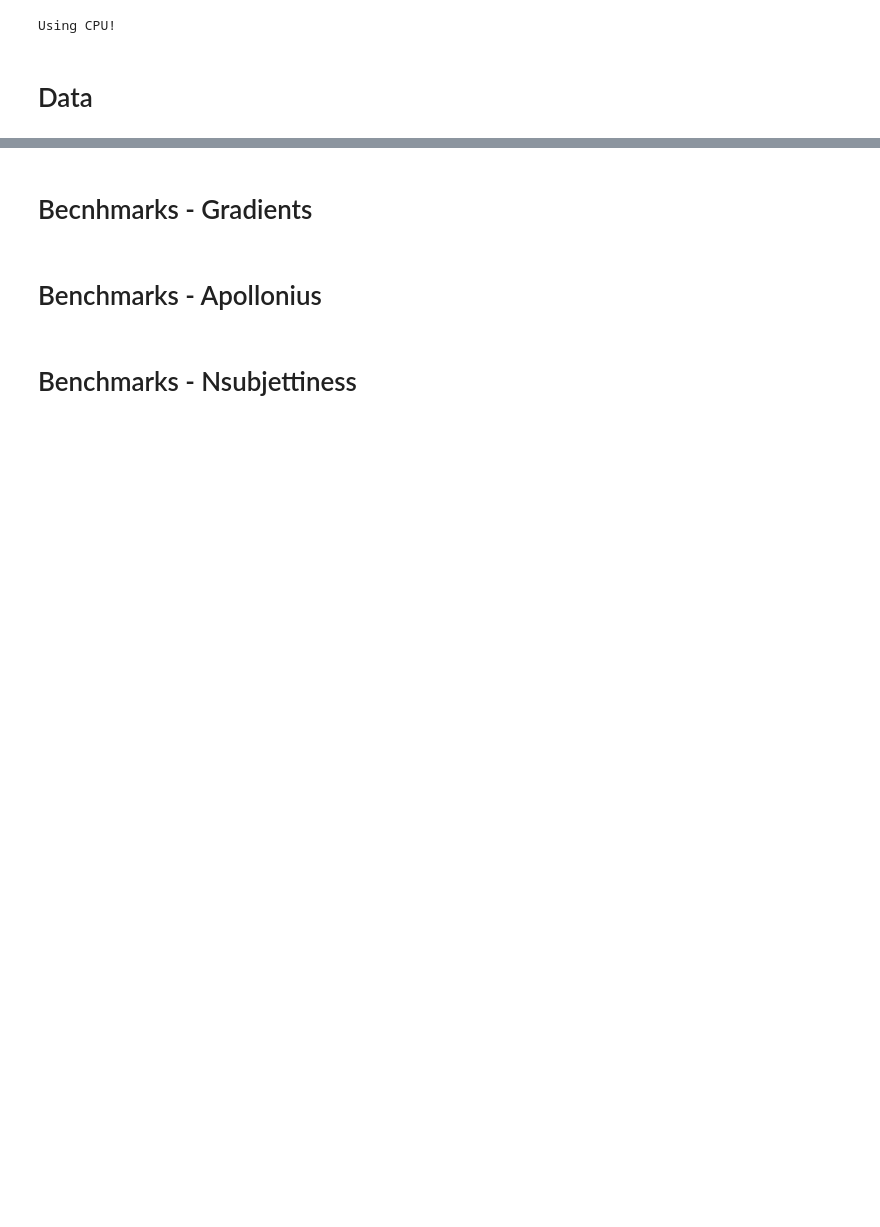
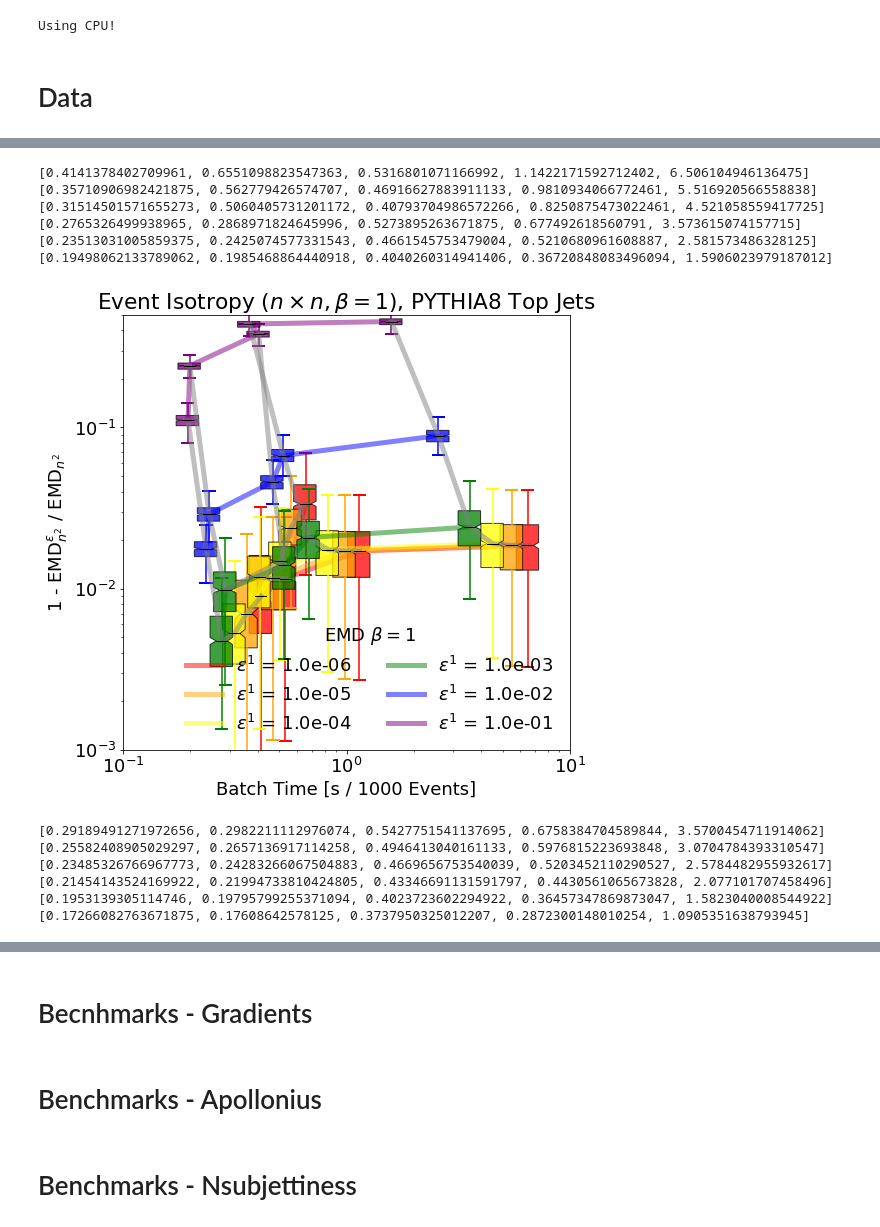
Before and after one commit to rikab/SHAPER, a Jupyter notebook: isotropy_test.ipynb, the cells around one changed output, grey strips where cells are left out. Drawn from its saved outputs; the diff is of its cells as text; code cells hidden in the pictures; blank space fills up the shorter version.

```diff
--- a/isotropy_test.ipynb
+++ b/isotropy_test.ipynb
@@ -481,11 +481,11 @@ epsilons = [0.000001, 0.00001, 0.0001, 0.001, 0.01, 0.1]
 
 def plot_times(dataset, beta, xlim, ylim):
 
-    emds_sinkhorn = np.load("data/%s_%d_emds_sinkhorn.npy" % (dataset, beta))
-    times_sinkhorn = np.load("data/%s_%d_times_sinkhorn.npy" % (dataset, beta))
-    emds_pot = np.load("data/%s_%d_emds_pot.npy" % (dataset, beta))
+    emds_sinkhorn = np.load("data/%s_%d_isotropy_emds_sinkhorn.npy" % (dataset, beta))
+    times_sinkhorn = np.load("data/%s_%d_isotropy_times_sinkhorn.npy" % (dataset, beta))
+    emds_pot = np.load("data/%s_%d_isotropy_emds_pot.npy" % (dataset, beta))
 
-    accuracies = beta * emds_sinkhorn / emds_pot[None,:,:]
+    accuracies = beta * emds_sinkhorn / emds_pot[None,:,:] * (R**beta)
 
     accuracies = accuracies[:,1:,:]
     times_sinkhorn = 2*times_sinkhorn[:,1:]
@@ -529,34 +529,48 @@ def plot_times(dataset, beta, xlim, ylim):
                     linewidth = 1)
 
 
         average = np.median(1-accuracies[e], axis = 1)
         plt.plot(times_sinkhorn[e], average, color = colors[e],label = "$\epsilon^{%d}$ = %.1e" % (beta,eps), alpha = 0.5, linewidth = 5)
         # plt.axhline(np.sqrt(epsilons[e]), color = colors[e], label = "$\epsilon^2$ = %.1e" % eps, linewidth = 10, alpha = 0.10)
 
 
     for (i, n) in enumerate(ns[1:]):
         average = np.median(1-accuracies[:,i,:], axis = 1)
         plt.plot(times_sinkhorn[:,i], average, color = "gray", alpha = 0.5, linewidth = 5)
 
 
         # plt.boxplot(accuracies[e].tolist(), positions=times_sinkhorn[e].tolist())
 
     plt.xscale("log")
     plt.yscale("log")
     plt.ylim(ylim)
     plt.xlim(xlim)
     plt.xlabel("Batch Time [s / 1000 Events]")
     plt.ylabel("1 - EMD$^\epsilon_{n^2}$ / EMD$_{n^2}$")
     plt.title(r"Event Isotropy $(n \times n, \beta = %d)$, PYTHIA8 Top Jets" % beta)
     plt.legend(title = r"EMD $\beta = %d$" % beta, loc = "lower right", ncol = 2, frameon = False)
     # plt.ylabel(r"$\mathcal{I}_{%d}^{\epislon} / \mathcal{I}_{%d}$" % (n**2, n**2) )
     # plt.show()
     plt.savefig("Plots/isotropy_%d.pdf" % beta)
     plt.show()
 
-# plot_times("signal_pu", 1, (1e-1, 1e1), (1e-4, 5e-1))
-# plot_times("signal_pu", 2, (1e-1, 5e0), (1e-3, 5e-1))
+plot_times("signal_pu", 1, (1e-1, 2e1), (1e-3, 5e-1))
+plot_times("signal_pu", 2, (1e-1, 2e1), (1e-3, 5e-1))
 
 
-plot_times("signal_pu", 1, (1e-0, 1e3), (1e-4, 5e-1))
-plot_times("signal_pu", 2, (1e-0, 5e2), (1e-3, 5e-1))
+# plot_times("signal_pu", 1, (1e-0, 1e3), (1e-4, 5e-1))
+# plot_times("signal_pu", 2, (1e-0, 5e2), (1e-3, 5e-1))
+# %% [output]
+[0.4141378402709961, 0.6551098823547363, 0.5316801071166992, 1.1422171592712402, 6.506104946136475]
+[0.35710906982421875, 0.562779426574707, 0.46916627883911133, 0.9810934066772461, 5.516920566558838]
+[0.31514501571655273, 0.5060405731201172, 0.40793704986572266, 0.8250875473022461, 4.521058559417725]
+[0.2765326499938965, 0.2868971824645996, 0.5273895263671875, 0.677492618560791, 3.573615074157715]
+[0.23513031005859375, 0.2425074577331543, 0.4661545753479004, 0.5210680961608887, 2.581573486328125]
+[0.19498062133789062, 0.1985468864440918, 0.4040260314941406, 0.36720848083496094, 1.5906023979187012]
+[figure, added]
+[0.29189491271972656, 0.2982211112976074, 0.5427751541137695, 0.6758384704589844, 3.5700454711914062]
+[0.25582408905029297, 0.2657136917114258, 0.4946413040161133, 0.5976815223693848, 3.0704784393310547]
+[0.23485326766967773, 0.24283266067504883, 0.4669656753540039, 0.5203452110290527, 2.5784482955932617]
+[0.21454143524169922, 0.21994733810424805, 0.43346691131591797, 0.4430561065673828, 2.077101707458496]
+[0.1953139305114746, 0.19795799255371094, 0.4023723602294922, 0.36457347869873047, 1.5823040008544922]
+[0.17266082763671875, 0.17608642578125, 0.3737950325012207, 0.2872300148010254, 1.0905351638793945]
```
Also changed, not shown: parts of 3 cells of this notebook, 6 other files.
